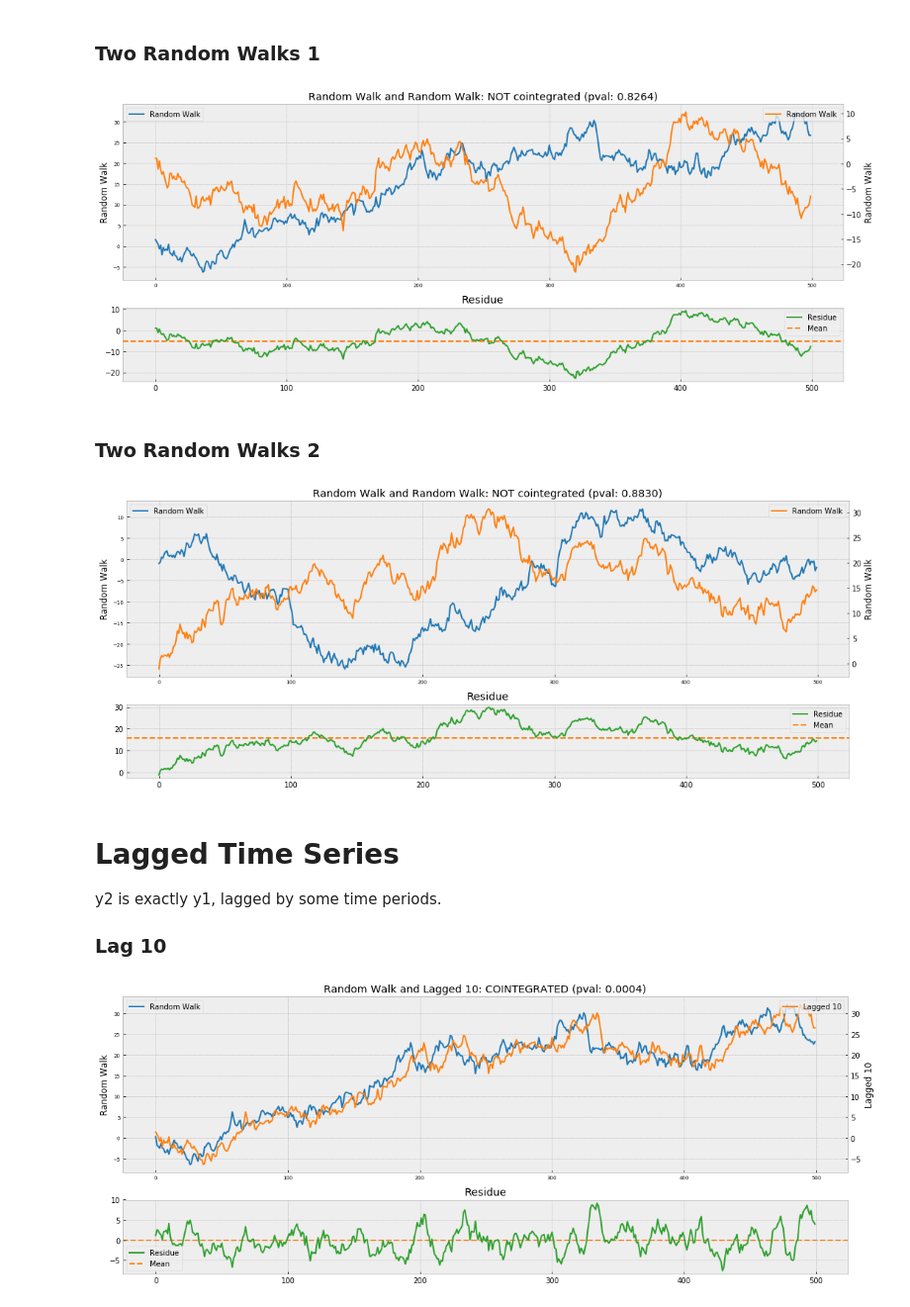
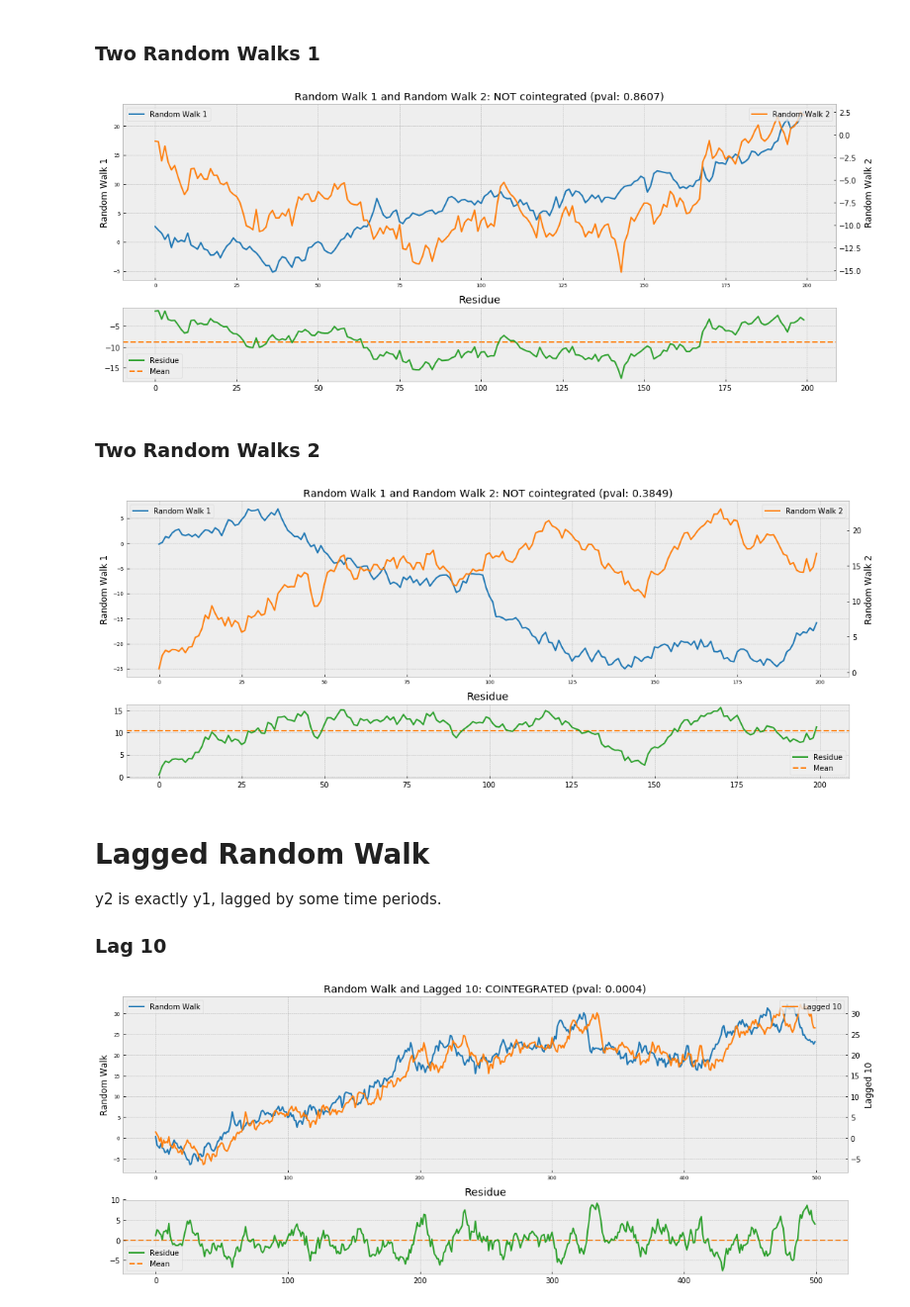
Before and after one commit to bennylp/Study, a Jupyter notebook: Introduction to Time Series Analysis with Python/Cointegration.ipynb, the cells around one changed output. Shown at 99% size. Drawn from its saved outputs; the diff is of its cells as text; code cells hidden in the pictures.

```diff
--- a/Introduction to Time Series Analysis with Python/Cointegration.ipynb
+++ b/Introduction to Time Series Analysis with Python/Cointegration.ipynb
@@ -20,10 +20,10 @@ import numpy as np
 import matplotlib.pyplot as plt
 import seaborn as sns
 from scipy import stats
-from statsmodels.tsa.stattools import coint
-N = 500
+from statsmodels.tsa.stattools import coint, adfuller
+N = 200
 # %%
-def plotCoint(l1, y1, l2, y2, figsize=(15, 6), style='bmh'):
+def plotCoint(l1, y1, l2, y2, figsize=(15, 6), style='bmh', twinx=False):
     with plt.style.context(style):
         fig = plt.figure(figsize=figsize)
 
@@ -32,28 +32,30 @@ def plotCoint(l1, y1, l2, y2, figsize=(15, 6), style='bmh'):
         rax = plt.subplot2grid(layout, (2, 0), colspan=2)
 
         t, pval, _ = coint(y1, y2)
-        rel = 'COINTEGRATED' if pval < 0.05 else 'NOT cointegrated'
-        ax1.set_title('%s and %s: %s (pval: %.4f)' % (l1, l2, rel, pval))
+        rel = 'cointegrated' if pval < 0.05 else 'NOT cointegrated'
+        ax1.set_title('%s and %s are %s (pval: %.4f)' % (l1, l2, rel, pval))
         ax1.plot(y1, label=l1, color='C0')
 
-        ax2 = ax1.twinx()
+        ax2 = ax1.twinx() if twinx else ax1
         ax2.plot(y2, label=l2, color='C1')
 
         ax1.legend(loc=2)
         ax1.grid(True)
-        ax1.set_ylabel(l1)
 
-        ax2.set_ylabel(l2)
-        ax2.grid(False)
-        ax2.legend(loc=1)
-
-        ax1.tick_params(axis='both', which='both', labelsize=7, labelbottom=True)
+        if twinx:
+            ax1.set_ylabel(l1)
+            ax2.set_ylabel(l2)
+            ax2.grid(False)
+            ax2.legend(loc=1)
+            ax1.tick_params(axis='both', which='both', labelsize=7, labelbottom=True)
 
         coefs = np.polyfit(y1, y2, 1)
-        residue = y2 - coefs[0] * y1
+        residue = y2 - coefs[0] * y1 - coefs[1]
         rax.plot(residue, label='Residue', color='C2', zorder=10)
         rax.axhline(residue.mean(), label='Mean', linestyle='--', color='C1', zorder=0)
-        rax.set_title('Residue')
+
+        pval = adfuller(residue)[1]
+        rax.set_title('Residue is %sstationary (pval: %.4f)' % ('NOT ' if pval >= 0.05 else '', pval))
         rax.legend()
 
         plt.tight_layout()
@@ -75,20 +230,20 @@ def generateRandomWalk(n=N, seed=1):
 y1 = generateRandomWalk(seed=1)
 y2 = generateRandomWalk(seed=2)
 
-plotCoint('Random Walk', y1, 'Random Walk', y2)
+plotCoint('Random Walk 1', y1, 'Random Walk 2', y2)
 # %% [output]
-[figure, old version]
+[figure, new version]
 # %% [markdown]
 ### Two Random Walks 2
 # %%
 y1 = generateRandomWalk(seed=100)
 y2 = generateRandomWalk(seed=200)
 
-plotCoint('Random Walk', y1, 'Random Walk', y2)
+plotCoint('Random Walk 1', y1, 'Random Walk 2', y2)
 # %% [output]
-[figure, old version]
+[figure, new version]
 # %% [markdown]
-# Lagged Time Series
+# Lagged Random Walk
 
 y2 is exactly y1, lagged by some time periods.
 
```
Also changed, not shown: parts of 36 cells of this notebook, 1 other file.
